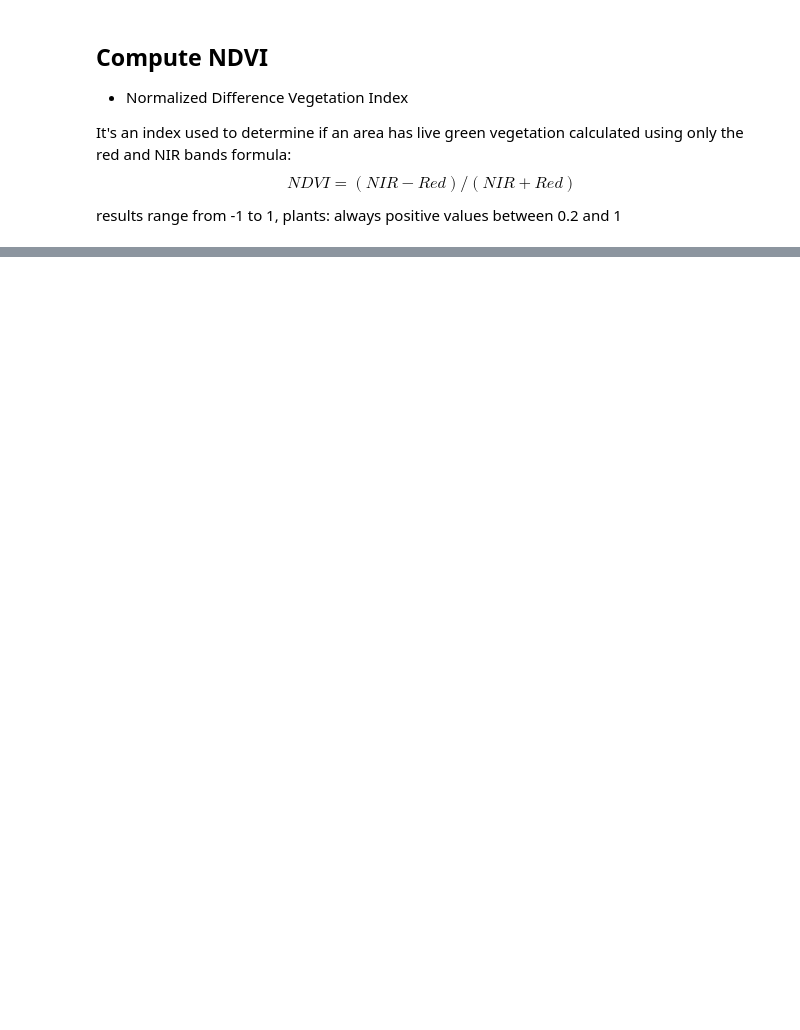
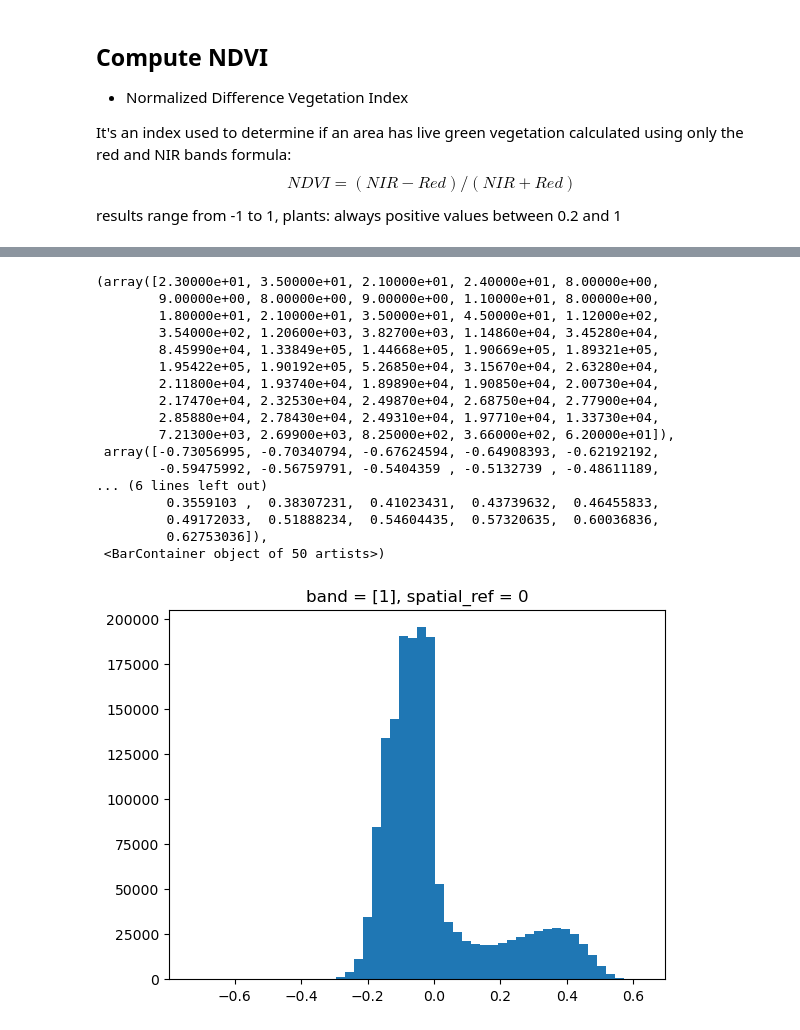
Before and after one commit to hmchilders/EDS220_Week6, a Jupyter notebook: rioxarray.ipynb, the cells around one changed output, grey strips where cells are left out. Saved outputs shown, nothing was run; the diff lists cells and outputs as text; code cells hidden in the pictures; blank space fills up the shorter version.

```diff
--- a/rioxarray.ipynb
+++ b/rioxarray.ipynb
@@ -206,0 +277,22 @@ NameError: name 'rgb_small' is not defined
+# %%
+# Create a histogram of the ndvi values
+ndvi.plot.hist(bins = 50)
+# %% [output]
+(array([2.30000e+01, 3.50000e+01, 2.10000e+01, 2.40000e+01, 8.00000e+00,
+        9.00000e+00, 8.00000e+00, 9.00000e+00, 1.10000e+01, 8.00000e+00,
+        1.80000e+01, 2.10000e+01, 3.50000e+01, 4.50000e+01, 1.12000e+02,
+        3.54000e+02, 1.20600e+03, 3.82700e+03, 1.14860e+04, 3.45280e+04,
+        8.45990e+04, 1.33849e+05, 1.44668e+05, 1.90669e+05, 1.89321e+05,
+        1.95422e+05, 1.90192e+05, 5.26850e+04, 3.15670e+04, 2.63280e+04,
+        2.11800e+04, 1.93740e+04, 1.89890e+04, 1.90850e+04, 2.00730e+04,
+        2.17470e+04, 2.32530e+04, 2.49870e+04, 2.68750e+04, 2.77900e+04,
+        2.85880e+04, 2.78430e+04, 2.49310e+04, 1.97710e+04, 1.33730e+04,
+        7.21300e+03, 2.69900e+03, 8.25000e+02, 3.66000e+02, 6.20000e+01]),
+ array([-0.73056995, -0.70340794, -0.67624594, -0.64908393, -0.62192192,
+        -0.59475992, -0.56759791, -0.5404359 , -0.5132739 , -0.48611189,
+... (6 lines left out)
+         0.3559103 ,  0.38307231,  0.41023431,  0.43739632,  0.46455833,
+         0.49172033,  0.51888234,  0.54604435,  0.57320635,  0.60036836,
+         0.62753036]),
+ <BarContainer object of 50 artists>)
+[figure, added]
```
Also changed, not shown: parts of 14 cells of this notebook.
